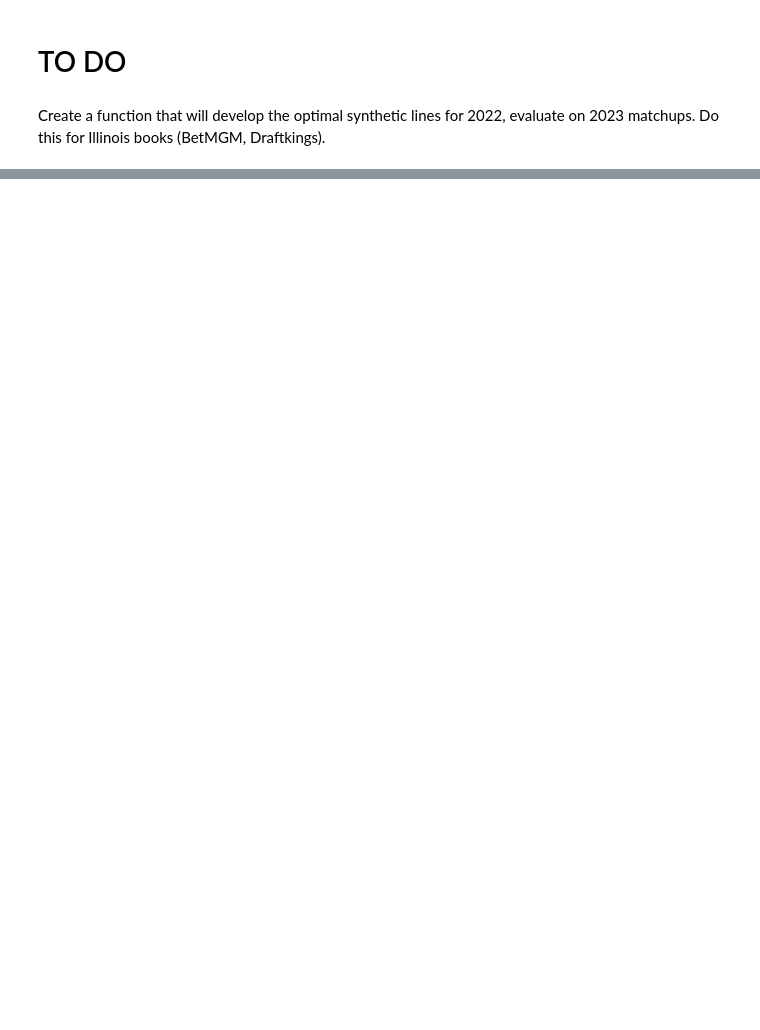
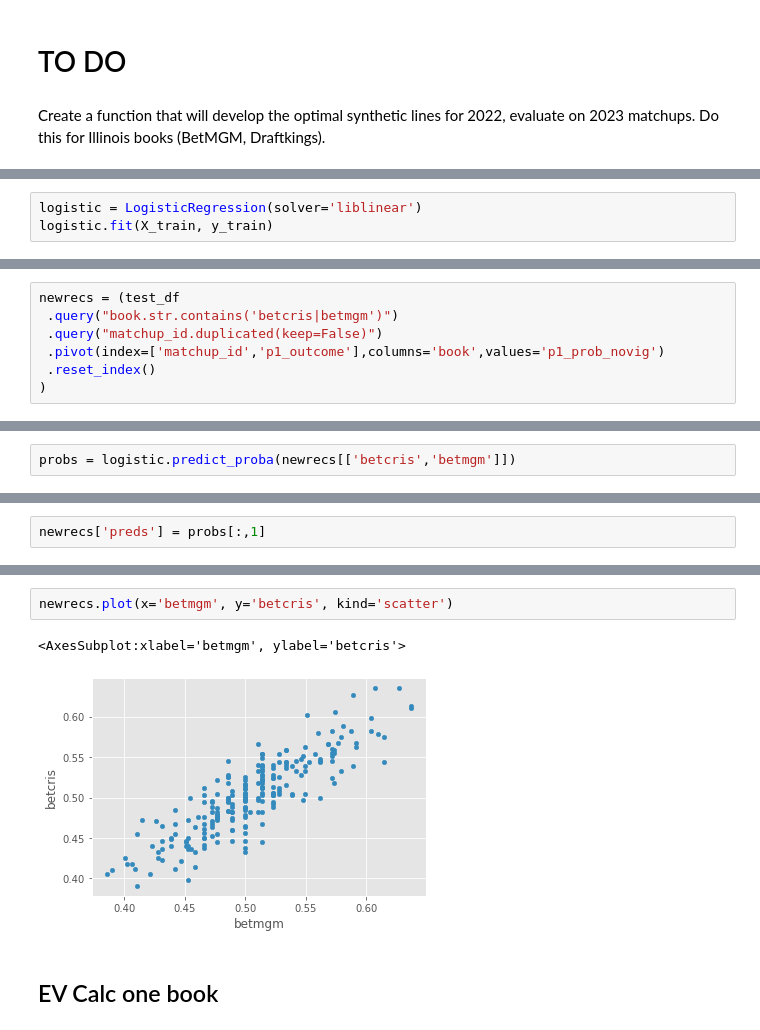
Before and after one commit to smboren2/datagolf-api, a Jupyter notebook: analysis/synthetic_round_matchups.ipynb, the cells around one changed output, grey strips where cells are left out. Saved outputs shown, nothing was run; the diff lists cells and outputs as text; blank space fills up the shorter version.

```diff
--- a/analysis/synthetic_round_matchups.ipynb
+++ b/analysis/synthetic_round_matchups.ipynb
@@ -266,0 +284,3 @@ Create a function that will develop the optimal synthetic lines for 2022, evalua
+# %%
+logistic = LogisticRegression(solver='liblinear')
+logistic.fit(X_train, y_train)
@@ -266,0 +289,7 @@ Create a function that will develop the optimal synthetic lines for 2022, evalua
+# %%
+newrecs = (test_df
+ .query("book.str.contains('betcris|betmgm')")
+ .query("matchup_id.duplicated(keep=False)")
+ .pivot(index=['matchup_id','p1_outcome'],columns='book',values='p1_prob_novig')
+ .reset_index()
+)
@@ -266,0 +312,2 @@ Create a function that will develop the optimal synthetic lines for 2022, evalua
+# %%
+probs = logistic.predict_proba(newrecs[['betcris','betmgm']])
@@ -266,0 +322,2 @@ Create a function that will develop the optimal synthetic lines for 2022, evalua
+# %%
+newrecs['preds'] = probs[:,1]
@@ -266,0 +340,7 @@ Create a function that will develop the optimal synthetic lines for 2022, evalua
+# %%
+newrecs.plot(x='betmgm', y='betcris', kind='scatter')
+# %% [output]
+<AxesSubplot:xlabel='betmgm', ylabel='betcris'>
+[figure, added]
+# %% [markdown]
+## EV Calc one book
```
Also changed, not shown: parts of 40 cells of this notebook, 6 other files.
